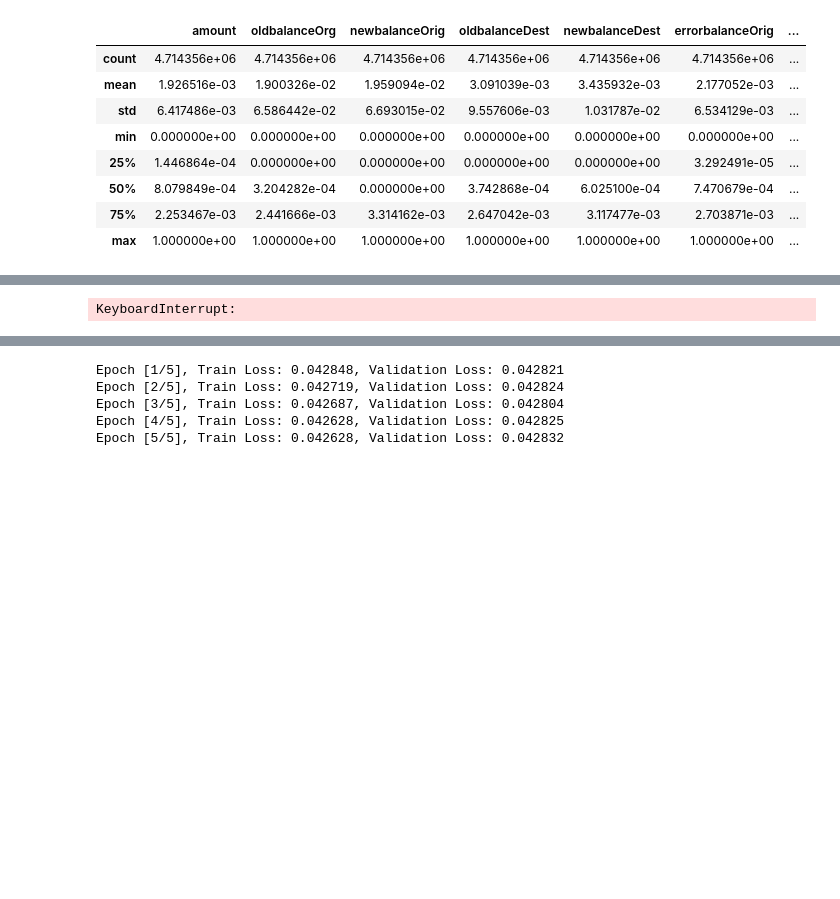
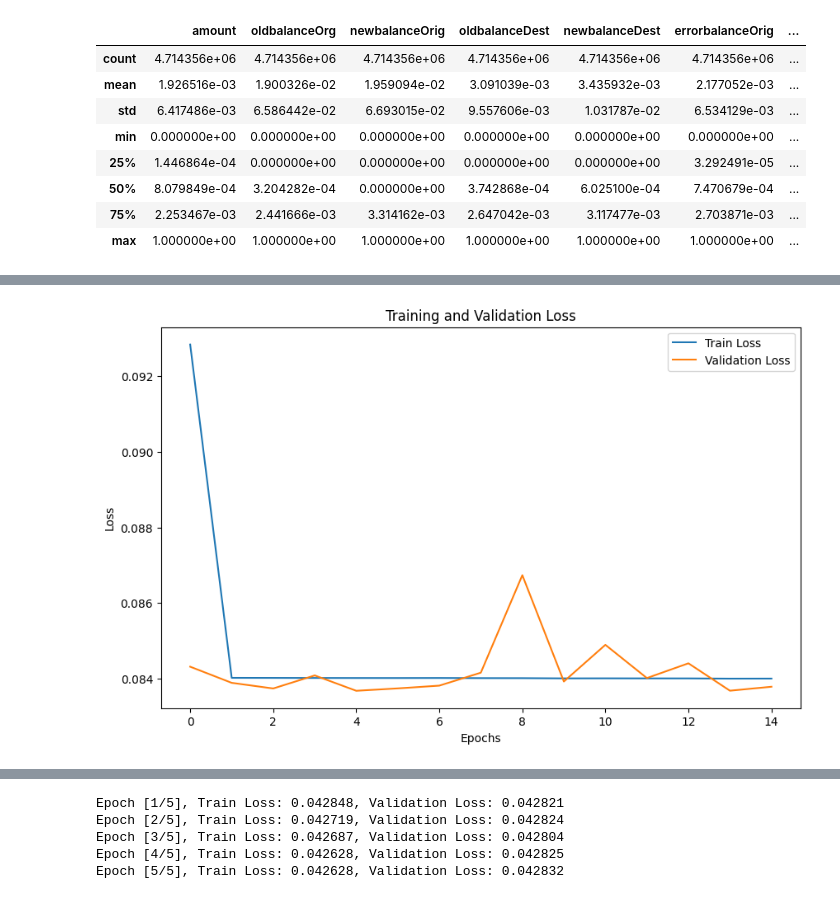
Before and after one commit to pkarthikeya1/Fraud_Detection, a Jupyter notebook: notebooks/04_Model_Building.ipynb, the cells around one changed output, grey strips where cells are left out. Cells and saved outputs as stored; diff of their text form; code cells hidden in the pictures; blank space fills up the shorter version.

```diff
--- a/notebooks/04_Model_Building.ipynb
+++ b/notebooks/04_Model_Building.ipynb
@@ -379,7 +379,6 @@ def train_vanilla_autoencoder(autoencoder, train_loader, val_loader, epochs=50,
             if patience_counter >= patience:
                 print(f"Early stopping triggered after {epoch + 1} epochs")
                 break
-
     return train_losses, val_losses
 
 
@@ -406,7 +405,7 @@ val_size = len(dataset) - train_size
 train_dataset, val_dataset = random_split(dataset, [train_size, val_size])
 
 # DataLoaders
-train_loader = DataLoader(train_dataset, batch_size=128, shuffle=False)
+train_loader = DataLoader(train_dataset, batch_size=128, shuffle=True)
 val_loader = DataLoader(val_dataset, batch_size=128, shuffle=False)
 
 # Initialize and train
@@ -437,4 +435,4 @@ Epoch [30/50], Train Loss: 0.084115, Validation Loss: 0.083987
-KeyboardInterrupt:
+[figure, added]
 # %%
 import torch.nn.functional as F
 
```
Also changed, not shown: parts of 3 cells of this notebook, 3 other files.
